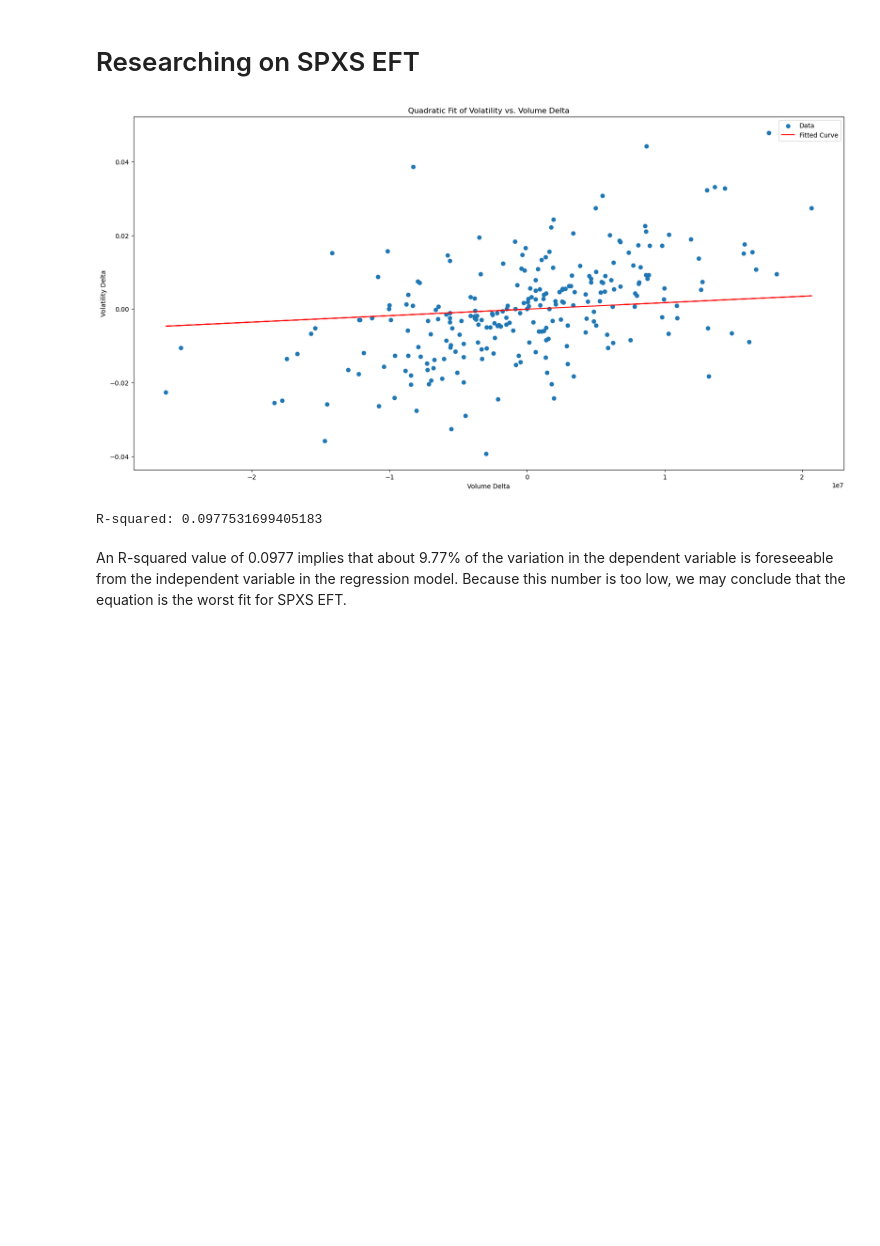
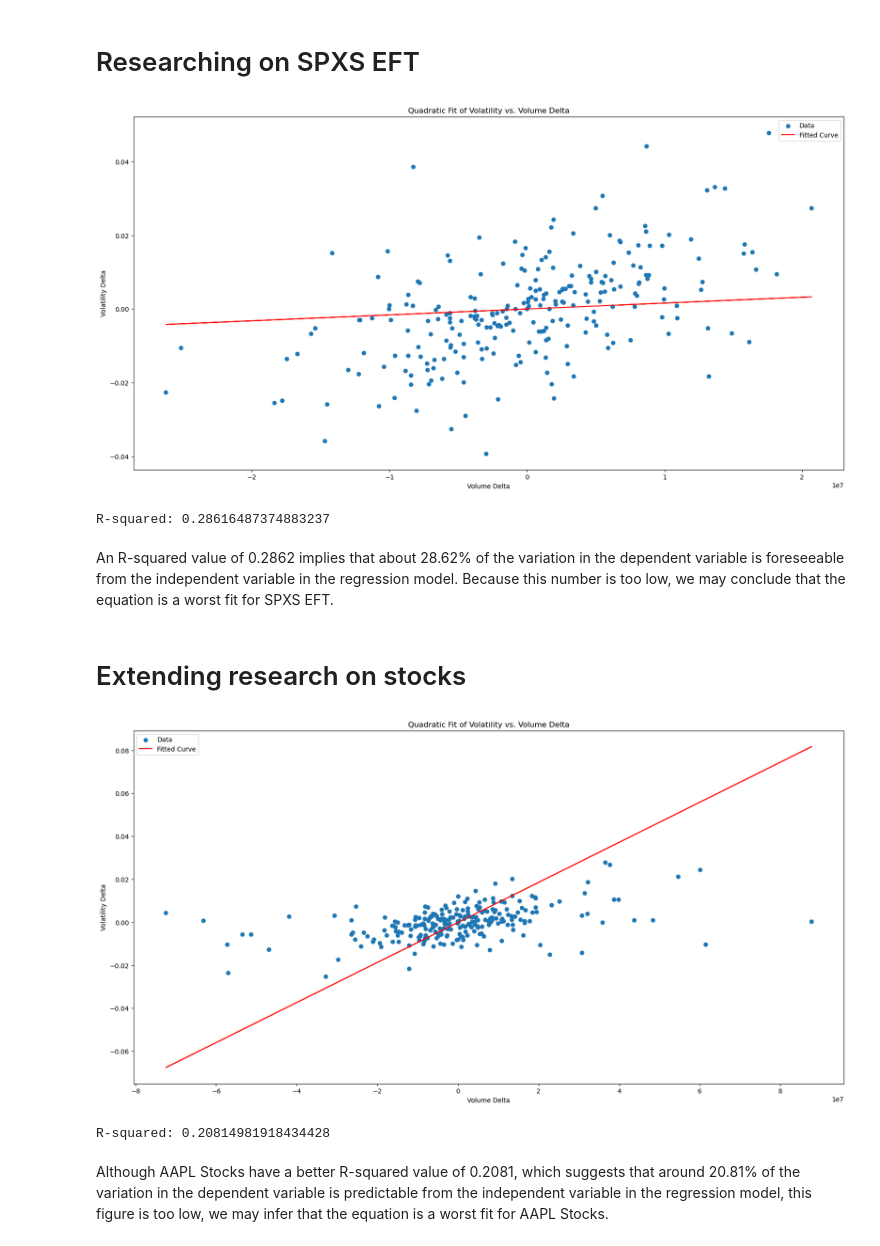
Before and after one commit to ktxdev/AIM-5003, a Jupyter notebook: Midterm Project/2. Code/S_Huvaya_midterm_project.ipynb, the cells around one changed output. Cells and saved outputs as stored; diff of their text form; code cells hidden in the pictures; blank space fills up the shorter version.

Commit message:
Finalized project

```diff
--- a/Midterm Project/2. Code/S_Huvaya_midterm_project.ipynb
+++ b/Midterm Project/2. Code/S_Huvaya_midterm_project.ipynb
@@ -84,17 +82,12 @@ SPXS = pd.read_csv("https://raw.githubusercontent.com/ktxdev/AIM-5003/main/Midte
 
 calculate_volatility_and_volume_delta(SPXS)
 
+plot_volume_and_volatility_delta_fitted_curve(SPXS)
+
+optimal_params, covariance = curve_fit(linear_function, SPXS['Volume_delta'], SPXS['Volatility_delta'], p0 = initial)
+
 # Predict intraday volatility using the fitted model
 predicted_volatility = linear_function(SPXS['Volume_delta'], *optimal_params)
-
-# Plot the data and the fitted curve
-plt.scatter(SPXS['Volume_delta'], SPXS['Volatility_delta'], label='Data')
-plt.plot(SPXS['Volume_delta'], predicted_volatility, color='red', label='Fitted Curve')
-plt.xlabel('Volume Delta')
-plt.ylabel('Volatility Delta')
-plt.title('Quadratic Fit of Volatility vs. Volume Delta')
-plt.legend()
-plt.show()
 
 # Using R-squared to test how well the data fits
 residuals = SPXS['Volatility_delta'] - predicted_volatility
@@ -104,6 +97,6 @@ r_squared = 1 - (sum_squared_residuals / sum_squared_total)
 print("R-squared:", r_squared)
 # %% [output]
 [figure]
-R-squared: 0.0977531699405183
+R-squared: 0.28616487374883237
 # %% [markdown]
-An R-squared value of 0.0977 implies that about 9.77% of the variation in the dependent variable is foreseeable from the independent variable in the regression model. Because this number is too low, we may conclude that the equation is the worst fit for SPXS EFT.
+An R-squared value of 0.2862 implies that about 28.62% of the variation in the dependent variable is foreseeable from the independent variable in the regression model. Because this number is too low, we may conclude that the equation is a worst fit for SPXS EFT.
@@ -111,0 +103,25 @@ An R-squared value of 0.0977 implies that about 9.77% of the variation in the de
+# %% [markdown]
+# Extending research on stocks
+# %%
+AAPL = pd.read_csv("https://raw.githubusercontent.com/ktxdev/AIM-5003/main/Midterm%20Project/1.%20Data/AAPL.csv")
+
+calculate_volatility_and_volume_delta(AAPL)
+
+plot_volume_and_volatility_delta_fitted_curve(AAPL)
+
+optimal_params, covariance = curve_fit(linear_function, AAPL['Volume_delta'], AAPL['Volatility_delta'], p0 = initial)
+
+# Predict intraday volatility using the fitted model
+predicted_volatility = linear_function(AAPL['Volume_delta'], *optimal_params)
+
+# Using R-squared to test how well the data fits
+residuals = AAPL['Volatility_delta'] - predicted_volatility
+sum_squared_residuals = np.sum(residuals ** 2)
+sum_squared_total = np.sum((AAPL['Volatility_delta'] - np.mean(AAPL['Volatility_delta'])) ** 2)
+r_squared = 1 - (sum_squared_residuals / sum_squared_total)
+print("R-squared:", r_squared)
+# %% [output]
+[figure, added]
+R-squared: 0.20814981918434428
+# %% [markdown]
+Although AAPL Stocks have a better R-squared value of 0.2081, which suggests that around 20.81% of the variation in the dependent variable is predictable from the independent variable in the regression model, this figure is too low, we may infer that the equation is a worst fit for AAPL Stocks.
```
Also changed, not shown: parts of 4 cells of this notebook, 1 other file.
